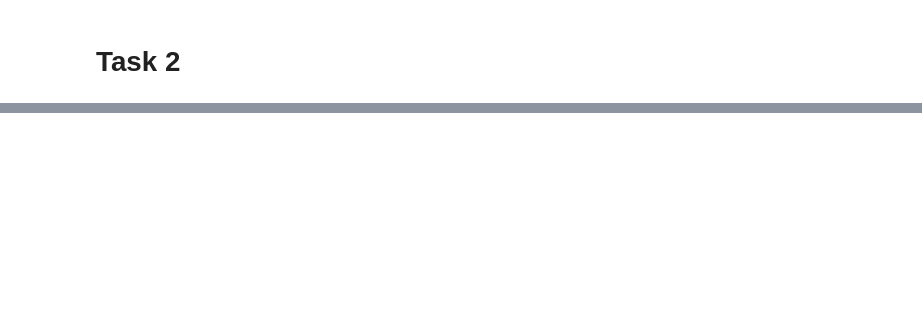
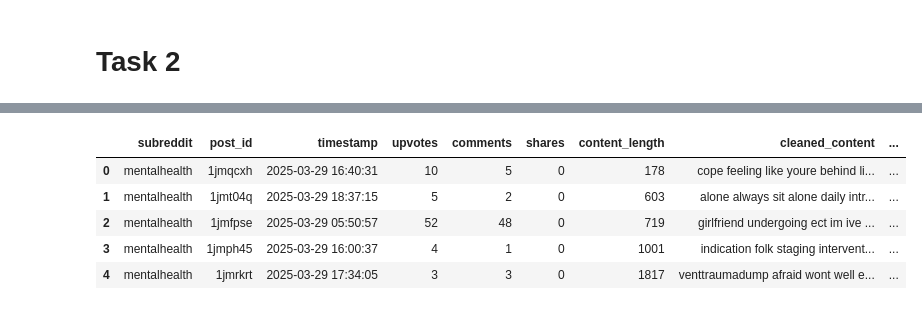
Before and after one commit to aakashnegi10/gsoc_project1, a Jupyter notebook: notebook1.ipynb, the cells around one changed output, grey strips where cells are left out. Drawn from its saved outputs; the diff is of its cells as text; code cells hidden in the pictures; blank space fills up the shorter version.

```diff
--- a/notebook1.ipynb
+++ b/notebook1.ipynb
@@ -458,5 +572,14 @@ df.head()
 # %%
 ### 🔹 Step 3: Visualizing Sentiment & Risk Distribution
+# %%
+df.head()
+# %% [output]
+|  | subreddit | post_id | timestamp | upvotes | comments | shares | content_length | cleaned_content | ... |
+| 0 | mentalhealth | 1jmqcxh | 2025-03-29 16:40:31 | 10 | 5 | 0 | 178 | cope feeling like youre behind li... | ... |
+| 1 | mentalhealth | 1jmt04q | 2025-03-29 18:37:15 | 5 | 2 | 0 | 603 | alone always sit alone daily intr... | ... |
+| 2 | mentalhealth | 1jmfpse | 2025-03-29 05:50:57 | 52 | 48 | 0 | 719 | girlfriend undergoing ect im ive ... | ... |
+| 3 | mentalhealth | 1jmph45 | 2025-03-29 16:00:37 | 4 | 1 | 0 | 1001 | indication folk staging intervent... | ... |
+| 4 | mentalhealth | 1jmrkrt | 2025-03-29 17:34:05 | 3 | 3 | 0 | 1817 | venttraumadump afraid wont well e... | ... |
 # %%
 import matplotlib.pyplot as plt
 import seaborn as sns
```
Also changed, not shown: parts of 53 cells of this notebook, 7 other files.
